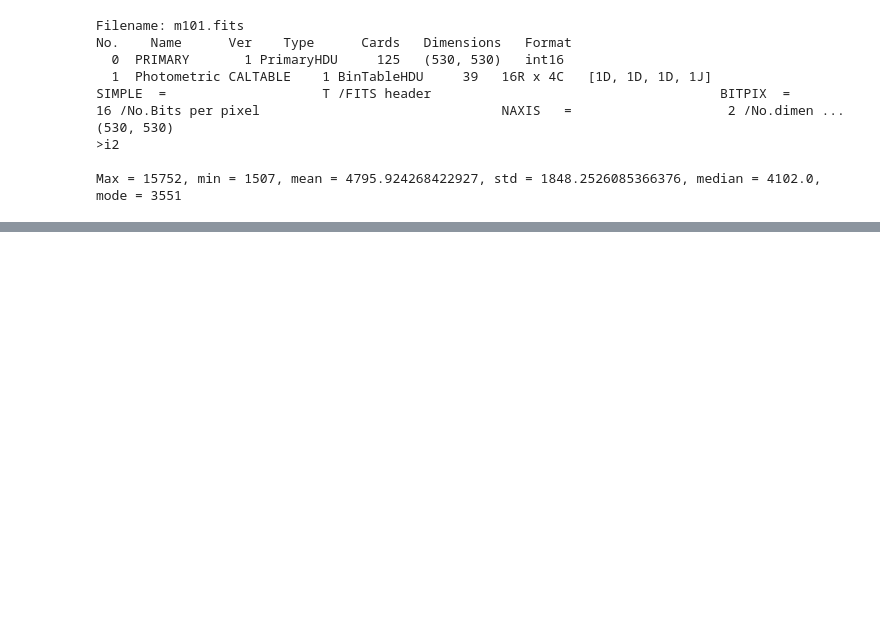
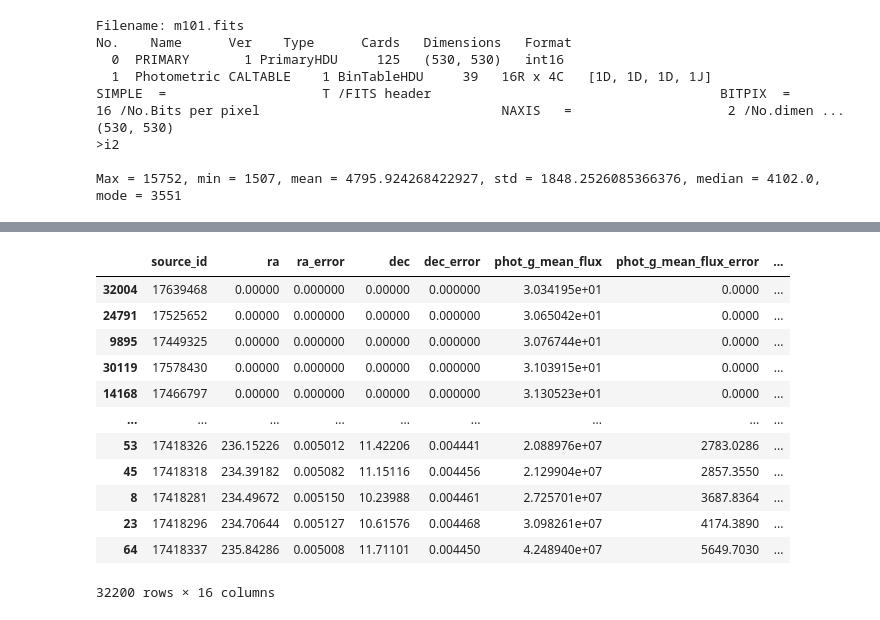
Before and after one commit to avalperezRUG/PROGNUM-repo, a Jupyter notebook: Task6/sq_s6217338_week6.ipynb, the cells around one changed output, grey strips where cells are left out. Cells and saved outputs as stored; diff of their text form; code cells hidden in the pictures; blank space fills up the shorter version.

```diff
--- a/Task6/sq_s6217338_week6.ipynb
+++ b/Task6/sq_s6217338_week6.ipynb
@@ -175,0 +160,16 @@ ABS_MAG = good_data['GAIAEDR3_PHOT_G_MEAN_MAG'] + 5 * np.log10(good_data['GAIAED
+# %%
+df.sort_values('phot_g_mean_flux')
+# %% [output]
+|  | source_id | ra | ra_error | dec | dec_error | phot_g_mean_flux | phot_g_mean_flux_error | ... |
+| 32004 | 17639468 | 0.00000 | 0.000000 | 0.00000 | 0.000000 | 3.034195e+01 | 0.0000 | ... |
+| 24791 | 17525652 | 0.00000 | 0.000000 | 0.00000 | 0.000000 | 3.065042e+01 | 0.0000 | ... |
+| 9895 | 17449325 | 0.00000 | 0.000000 | 0.00000 | 0.000000 | 3.076744e+01 | 0.0000 | ... |
+| 30119 | 17578430 | 0.00000 | 0.000000 | 0.00000 | 0.000000 | 3.103915e+01 | 0.0000 | ... |
+| 14168 | 17466797 | 0.00000 | 0.000000 | 0.00000 | 0.000000 | 3.130523e+01 | 0.0000 | ... |
+| ... | ... | ... | ... | ... | ... | ... | ... | ... |
+| 53 | 17418326 | 236.15226 | 0.005012 | 11.42206 | 0.004441 | 2.088976e+07 | 2783.0286 | ... |
+| 45 | 17418318 | 234.39182 | 0.005082 | 11.15116 | 0.004456 | 2.129904e+07 | 2857.3550 | ... |
+| 8 | 17418281 | 234.49672 | 0.005150 | 10.23988 | 0.004461 | 2.725701e+07 | 3687.8364 | ... |
+| 23 | 17418296 | 234.70644 | 0.005127 | 10.61576 | 0.004468 | 3.098261e+07 | 4174.3890 | ... |
+| 64 | 17418337 | 235.84286 | 0.005008 | 11.71101 | 0.004450 | 4.248940e+07 | 5649.7030 | ... |
+32200 rows × 16 columns
```
Also changed, not shown: parts of 13 cells of this notebook, 2 other files.
